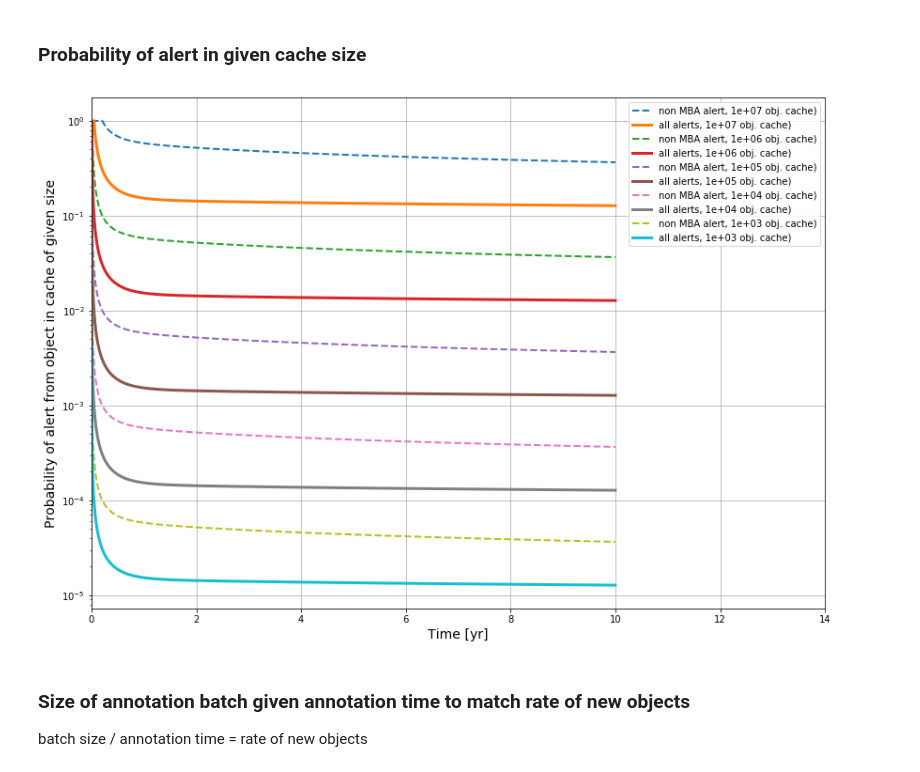
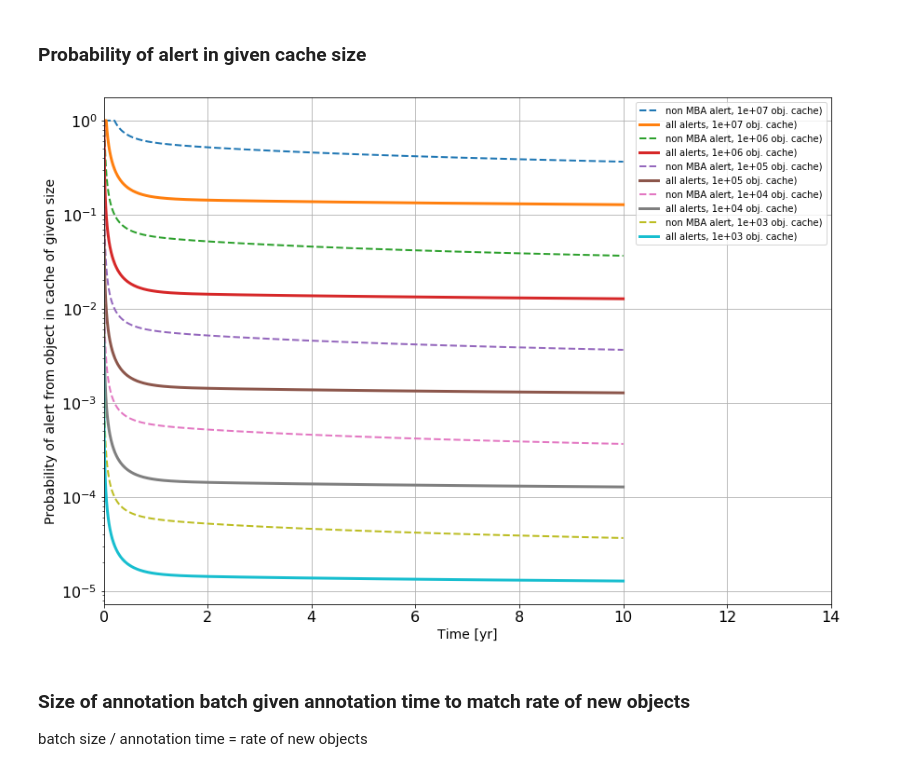
Before and after one commit to fforster/alertsimulation, a Jupyter notebook: notebooks/alertsimulation.ipynb, the cells around one changed output. Cells and saved outputs as stored; diff of their text form; code cells hidden in the pictures.

```diff
--- a/notebooks/alertsimulation.ipynb
+++ b/notebooks/alertsimulation.ipynb
@@ -147,17 +157,18 @@ plt.savefig('plots/probnew.png')
 # %%
 fig, ax = plt.subplots(figsize = (14, 10))
 for cachesize in [1e7, 1e6, 1e5, 1e4, 1e3]: # number of alerts in cache
     ax.plot(times, allnonMBA.probobjincache(times, cachesize), label = "non MBA alert, %2.0e obj. cache)" % cachesize, ls = '--', lw = 2)
     ax.plot(times, allalerts.probobjincache(times, cachesize), label = "all alerts, %2.0e obj. cache)" % cachesize, lw = 3)
 ax.set_xlabel("Time [yr]", fontsize = 14)
 ax.set_ylabel("Probability of alert from object in cache of given size", fontsize = 14)
 ax.set_yscale('log')
 ax.set_xlim(0, 14)
 ax.grid()
 ax.legend()
+plt.tick_params(labelsize=16)
 plt.savefig("plots/probscache.png")
 # %% [output]
-[figure, old version]
+[figure, new version]
 # %% [markdown]
 ### Size of annotation batch given annotation time to match rate of new objects
 batch size / annotation time = rate of new objects
```
Also changed, not shown: parts of 8 cells of this notebook.
